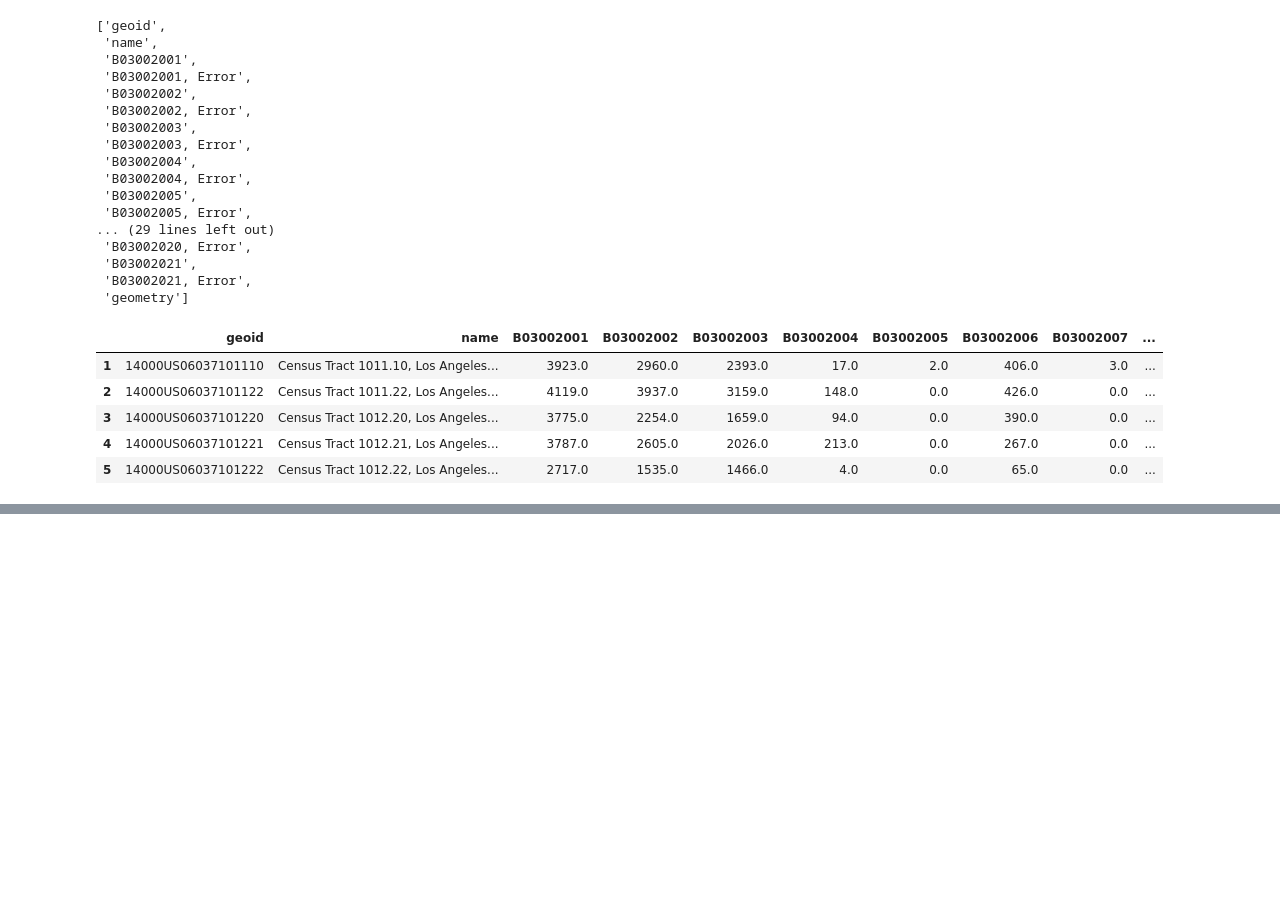
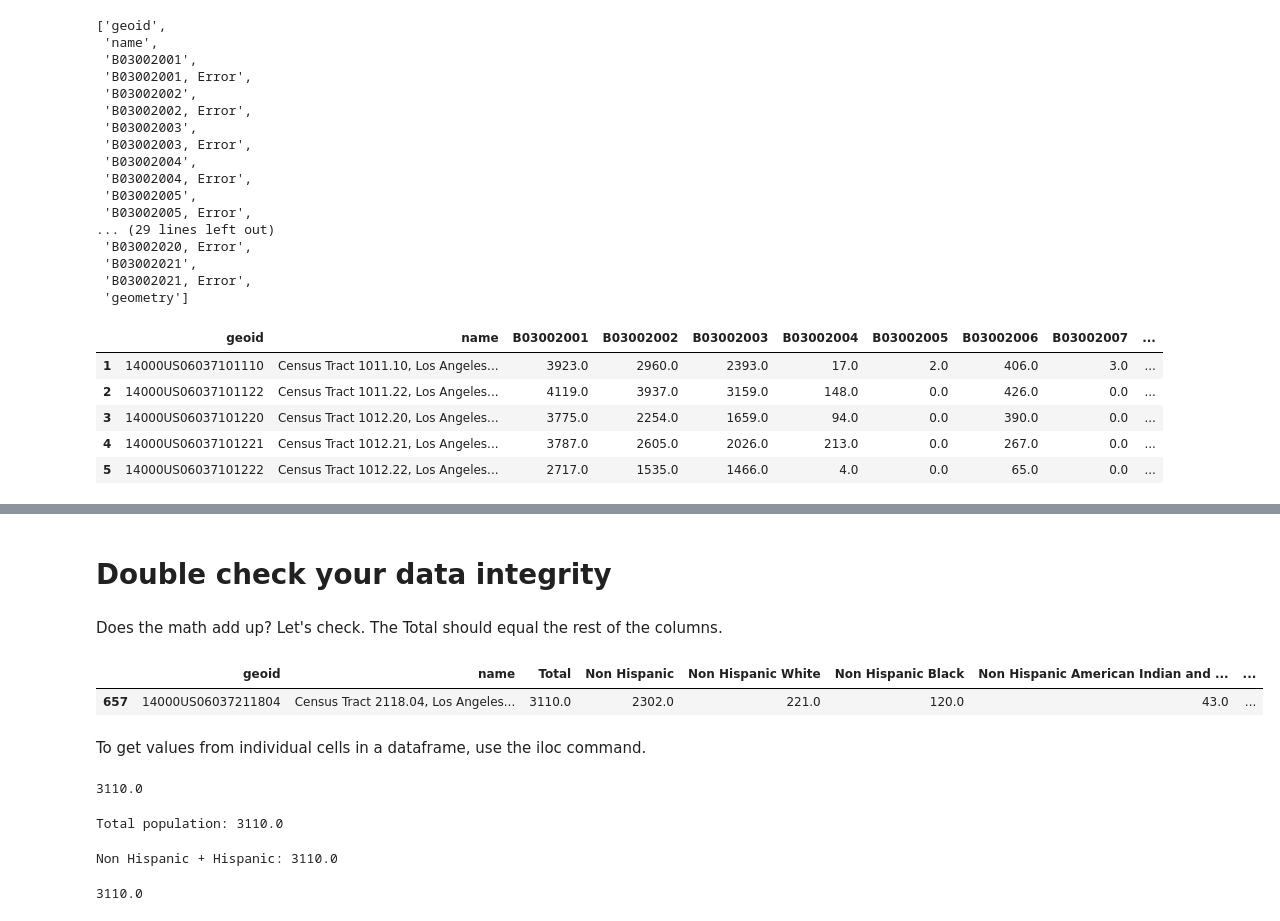
Before and after one commit to Rishiraj-singh7/Census-Data-Mapping, a Jupyter notebook: main.ipynb, the cells around one changed output, grey strips where cells are left out. Cells and saved outputs as stored; diff of their text form; code cells hidden in the pictures; blank space fills up the shorter version.

Commit message:
Data integrity

```diff
--- a/main.ipynb
+++ b/main.ipynb
@@ -194,0 +241,41 @@ gdf.head()
+# %% [markdown]
+ #  Double check your data integrity
+# %% [markdown]
+Does the math add up? Let's check. The Total should equal the rest of the columns.
+# %%
+# get a random record
+random_tract = gdf.sample()
+random_tract
+# %% [output]
+|  | geoid | name | Total | Non Hispanic | Non Hispanic White | Non Hispanic Black | Non Hispanic American Indian and ... | ... |
+| 657 | 14000US06037211804 | Census Tract 2118.04, Los Angeles... | 3110.0 | 2302.0 | 221.0 | 120.0 | 43.0 | ... |
+# %% [markdown]
+To get values from individual cells in a dataframe, use the iloc command.
+# %%
+# example usage of iloc to get the total population of our random record
+# "for the 0th record, get the value in the Total column"
+random_tract.iloc[0]['Total']
+# %% [output]
+3110.0
+# %%
+# print this out in plain english
+print('Total population: ' + str(random_tract.iloc[0]['Total']))
+# %% [output]
+Total population: 3110.0
+# %%
+# non hispanic plus hispanic should equal to the total
+print('Non Hispanic + Hispanic: ' + str(random_tract.iloc[0]['Non Hispanic'] + random_tract.iloc[0]['Hispanic']))
+# %% [output]
+Non Hispanic + Hispanic: 3110.0
+# %%
+# hispanic plus all the non hispanice categories
+print(random_tract.iloc[0]['Non Hispanic White'] +
+      random_tract.iloc[0]['Non Hispanic Black'] +
+      random_tract.iloc[0]['Non Hispanic American Indian and Alaska Native'] +
+      random_tract.iloc[0]['Non Hispanic Asian'] +
+      random_tract.iloc[0]['Non Hispanic Native Hawaiian and Other Pacific Islander'] +
+      random_tract.iloc[0]['Non Hispanic Some other race'] +
+      random_tract.iloc[0]['Non Hispanic Two or more races'] +
+      random_tract.iloc[0]['Hispanic'])
+# %% [output]
+3110.0
```
Also changed, not shown: parts of 6 cells of this notebook.
